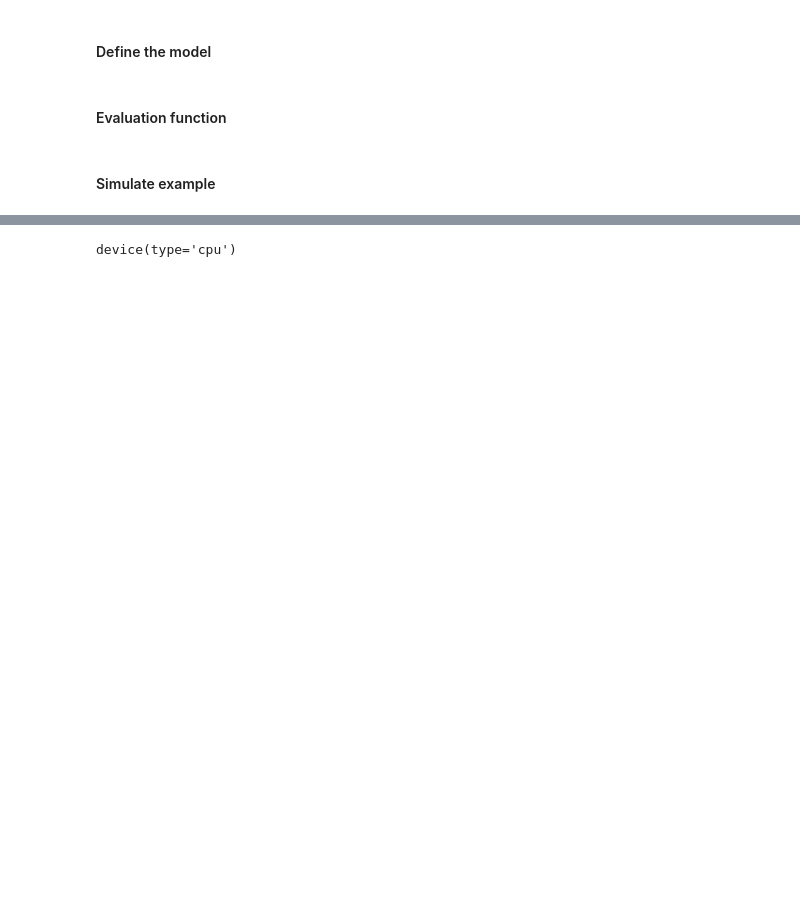
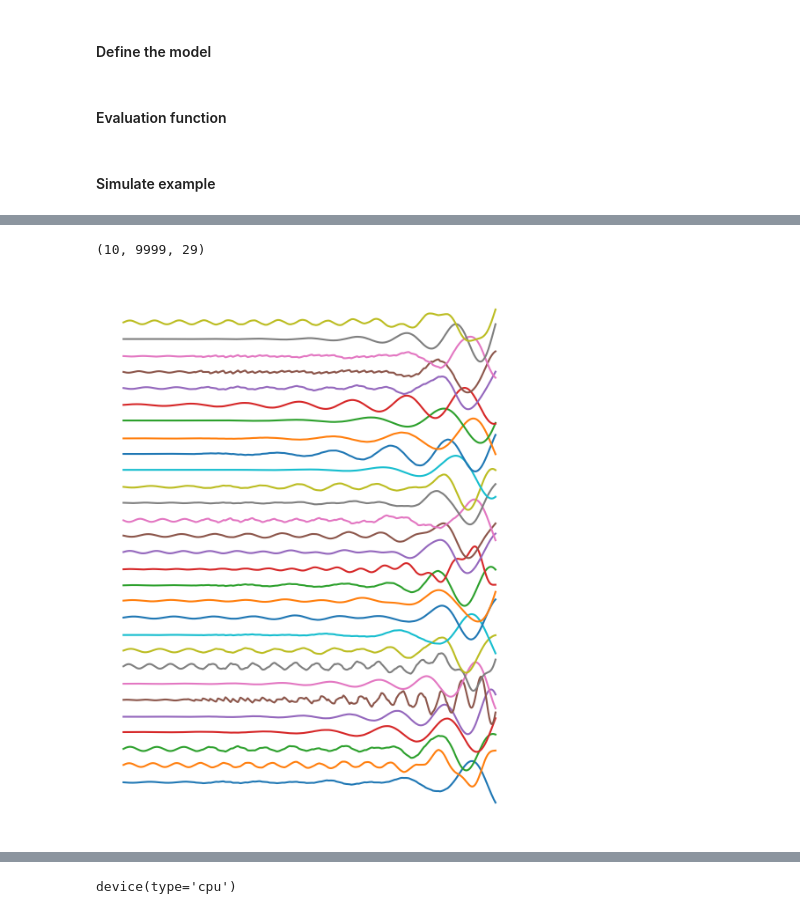
Before and after one commit to ViniciusLima94/phase_amplitude_encoding, a Jupyter notebook: notebooks/Train.ipynb, the cells around one changed output, grey strips where cells are left out. Saved outputs shown, nothing was run; the diff lists cells and outputs as text; code cells hidden in the pictures; blank space fills up the shorter version.

```diff
--- a/notebooks/Train.ipynb
+++ b/notebooks/Train.ipynb
@@ -170 +169,14 @@ class InputDataset(Dataset):
         return I.float(), torch.tensor(label, dtype=torch.long)
+# %%
+tf = 3
+ti = -2
+T = (tf - ti)
+h = 1e-4
+n_times = int(tf // h)
+times = np.linspace(-2, 3, n_times)
+n_nodes = 29
+size=10000
+sigma = 1e-2
+
+train_set = InputDataset(ti, tf, h, size, sigma)
+test_set = InputDataset(ti, tf, h, size, sigma)
@@ -218,7 +259,7 @@ model = SLM(n_nodes, 1, None, h, 1e-4, 1, 10)
 loss = torch.nn.CrossEntropyLoss()
 optimizer = torch.optim.AdamW(model.parameters(), lr=0.01)
 # %%
-epochs = 10
+epochs = 1
 batch_size = 50
 # training loop
 best_eval = 0.0
@@ -232,7 +273,7 @@ for epoch in tqdm(range(epochs), total=epochs):
         model.train()
 
         # reshape samples
-        images = images.reshape(batch_size_train, 1, 50 * 50)
+        images = images.reshape(batch_size_train, 1, -1)
 
         # dimensions: time x batch x 1
         images = images.permute(2, 0, 1)
@@ -268,11 +327,17 @@ model.a
+# %%
+out.shape
+# %% [output]
+(10, 9999, 29)
 # %%
 plt.figure(figsize=(6, 8))
 out = output["rec"].cpu().detach().numpy()
 out = (out - out.mean(1)[:, None, :]) / out.std(1)[:, None, :]
 
-for i in range(50):
+for i in range(29):
     plt.plot(out[4, :, i].real + (i * 2))
 plt.axis("off");
+# %% [output]
+[figure, added]
 # %%
 T = 2
 h = 1e-4
```
Also changed, not shown: parts of 9 cells of this notebook, 7 other files.
